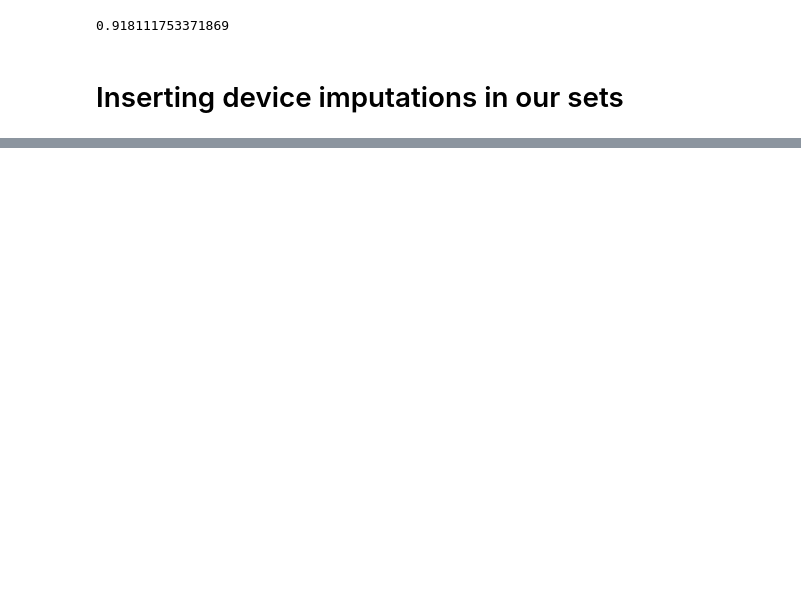
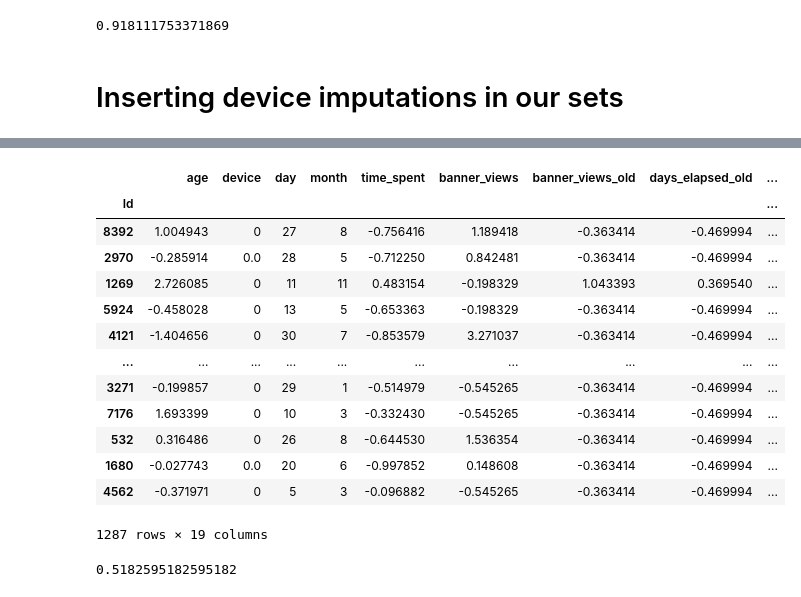
Before and after one commit to LuciaCam/ML_kaggle_competition, a Jupyter notebook: nas_imputations.ipynb, the cells around one changed output, grey strips where cells are left out. Saved outputs shown, nothing was run; the diff lists cells and outputs as text; code cells hidden in the pictures; blank space fills up the shorter version.

```diff
--- a/nas_imputations.ipynb
+++ b/nas_imputations.ipynb
@@ -231,0 +248,8 @@ X_test
+# %%
+X_v_ed = X_valid.drop(columns='job')
+X_v_imp_ed = X_v_ed[X_v_ed['education'] == 'na'].drop(columns='education')
+X_v_ed = X_v_ed[X_v_ed['education'] != 'na']
+y_v_ed = X_v_ed[['education']]
+X_v_ed = X_v_ed.drop(columns='education')
+enc = OrdinalEncoder(categories=[['high_school', 'university', 'grad_school']])
+y_v_ed = enc.fit_transform(y_v_ed)
@@ -231,0 +336,31 @@ X_test
+# %%
+X_v_ed[num_vars] = scaler.transform(X_v_ed[num_vars])
+X_v_ed
+# %% [output]
+|  | age | device | day | month | time_spent | banner_views | banner_views_old | days_elapsed_old | ... |
+| Id |  |  |  |  |  |  |  |  | ... |
+| 8392 | 1.004943 | 0 | 27 | 8 | -0.756416 | 1.189418 | -0.363414 | -0.469994 | ... |
+| 2970 | -0.285914 | 0.0 | 28 | 5 | -0.712250 | 0.842481 | -0.363414 | -0.469994 | ... |
+| 1269 | 2.726085 | 0 | 11 | 11 | 0.483154 | -0.198329 | 1.043393 | 0.369540 | ... |
+| 5924 | -0.458028 | 0 | 13 | 5 | -0.653363 | -0.198329 | -0.363414 | -0.469994 | ... |
+| 4121 | -1.404656 | 0 | 30 | 7 | -0.853579 | 3.271037 | -0.363414 | -0.469994 | ... |
+| ... | ... | ... | ... | ... | ... | ... | ... | ... | ... |
+| 3271 | -0.199857 | 0 | 29 | 1 | -0.514979 | -0.545265 | -0.363414 | -0.469994 | ... |
+| 7176 | 1.693399 | 0 | 10 | 3 | -0.332430 | -0.545265 | -0.363414 | -0.469994 | ... |
+| 532 | 0.316486 | 0 | 26 | 8 | -0.644530 | 1.536354 | -0.363414 | -0.469994 | ... |
+| 1680 | -0.027743 | 0.0 | 20 | 6 | -0.997852 | 0.148608 | -0.363414 | -0.469994 | ... |
+| 4562 | -0.371971 | 0 | 5 | 3 | -0.096882 | -0.545265 | -0.363414 | -0.469994 | ... |
+1287 rows × 19 columns
+# %%
+knn = KNeighborsClassifier()
+
+hyper_parameters = {"n_neighbors" : range(1, 50, 2)}
+hyper_parameters
+knn_ed = GridSearchCV(estimator=knn,
+                     param_grid=hyper_parameters,
+                     cv=KFold(n_splits=10, shuffle=True, random_state=1))
+knn_ed.fit(X_tr_ed, y_tr_ed)
+y_v_ed_pred = knn_ed.predict(X_v_ed)
+accuracy_score(y_pred=y_v_ed_pred, y_true=y_v_ed)
+# %% [output]
+0.5182595182595182
```
Also changed, not shown: parts of 22 cells of this notebook.
